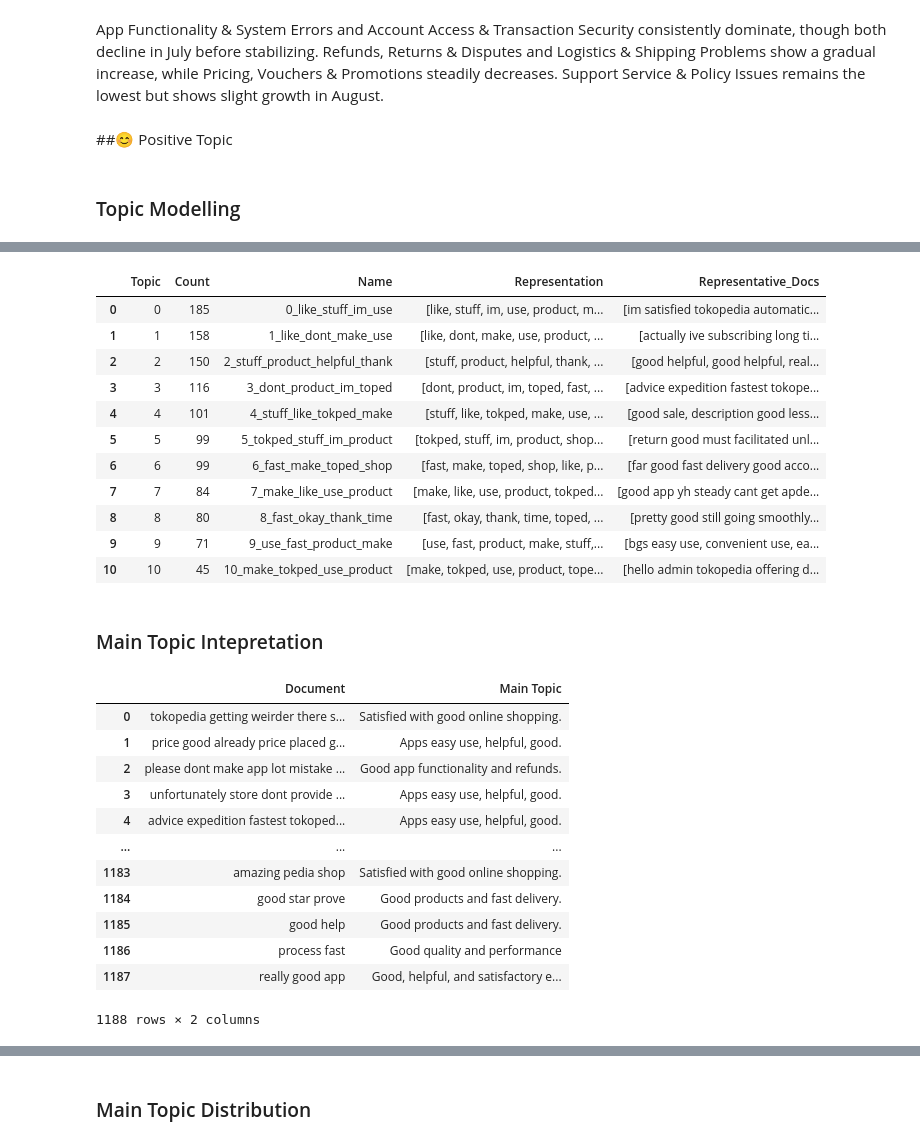
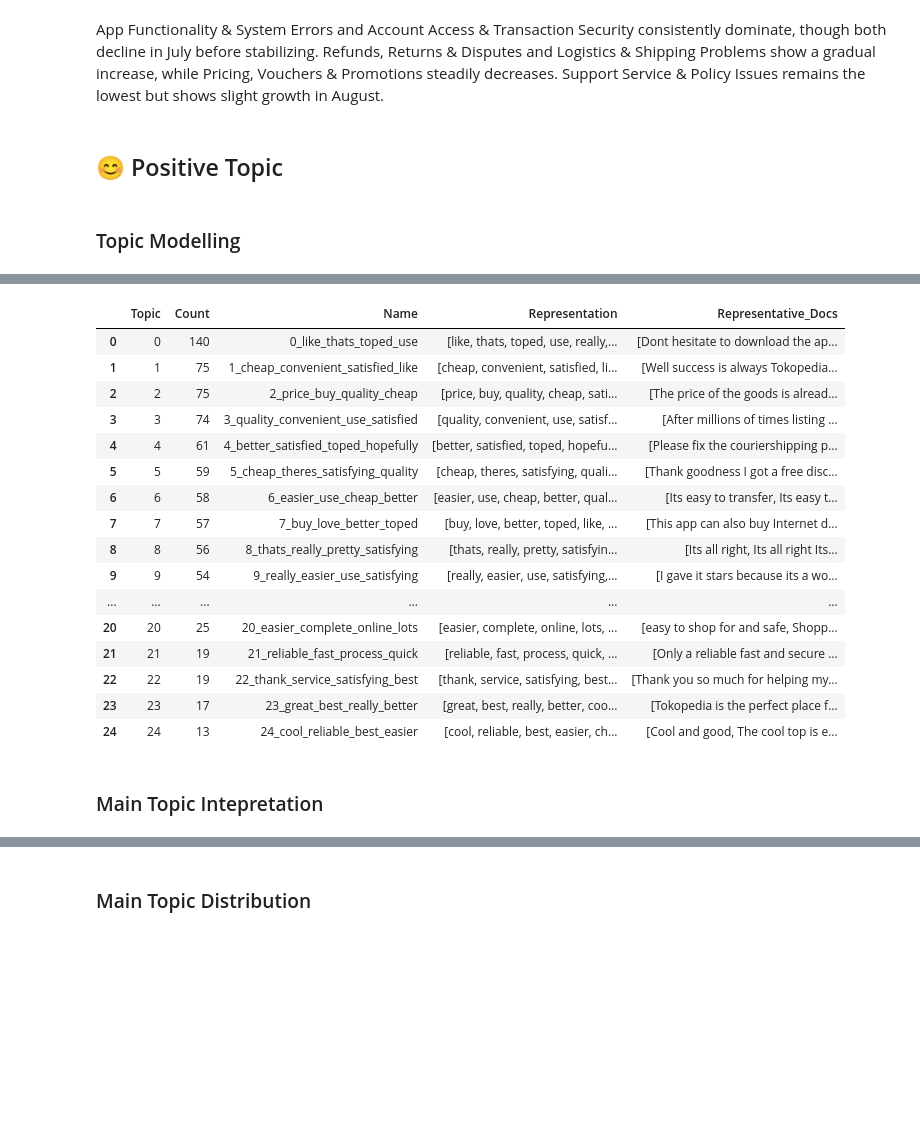
Before and after one commit to WayanArdike/gopay, a Jupyter notebook: study-case-tokopedia.ipynb, the cells around one changed output, grey strips where cells are left out. Drawn from its saved outputs; the diff is of its cells as text; code cells hidden in the pictures; blank space fills up the shorter version.

```diff
--- a/study-case-tokopedia.ipynb
+++ b/study-case-tokopedia.ipynb
@@ -522,7 +525,7 @@ docs.head()
 | 3 | banyak penipunya, uang pembayaran... | Many of the scammers, my payment ... | Many of the scammers my payment m... | many of the scammers my payment m... | [many, of, the, scammers, my, pay... | [many, scammers, payment, money, ... | many scammer payment money stuck ... |
 | 4 | saya sarankan tidak usah pakai to... | I suggest you don't use a topped-... | I suggest you dont use a toppedup... | i suggest you dont use a toppedup... | [i, suggest, you, dont, use, a, t... | [suggest, dont, use, toppedup, ap... | suggest dont use toppedup app rea... |
 # %%
-docs = docs["text_akhir"].reset_index(drop=True)
+docs = docs["text_clean"].reset_index(drop=True)
 data = data.reset_index(drop=True)
 
 docs = pd.concat([data,docs], axis=1)
@@ -546,8 +549,8 @@ Topic modeling is done when the text data is already considered fully clean. It
 Before doing topic modeling, the text data is split based on sentiment labels into negative data and positive data. The purpose of this step is to make it easier to interpret the resulting topics.
 # %%
 # Splitting data into two different dataframe such as negative & positive
-negative = docs[docs['labels']=='NEGATIVE']['text_akhir']
-positive = docs[docs['labels']=='POSITIVE']['text_akhir']
+negative = docs[docs['labels']=='NEGATIVE']['text_clean']
+positive = docs[docs['labels']=='POSITIVE']['text_clean']
 # %% [markdown]
 ## Topic Modeling Model
 # %% [markdown]
@@ -563,9 +566,8 @@ In topic modeling, there are several parameters that need to be considered, incl
 # Load embedding model: converts text into semantic vectors
 embedding_model = pipeline(
     "feature-extraction",
-    model="princeton-nlp/sup-simcse-roberta-large"
+    model="Qwen/Qwen3-Embedding-0.6B"
 )
-# "sup-simcse-roberta-large" is a RoBERTa-based model fine-tuned for semantic similarity
 
 # Dimensionality reduction model (UMAP)
 umap_model = UMAP(
@@ -783,13 +822,13 @@ plt.show()
 # %% [markdown]
 App Functionality & System Errors and Account Access & Transaction Security consistently dominate, though both decline in July before stabilizing. Refunds, Returns & Disputes and Logistics & Shipping Problems show a gradual increase, while Pricing, Vouchers & Promotions steadily decreases. Support Service & Policy Issues remains the lowest but shows slight growth in August.
 # %% [markdown]
-##😊 Positive Topic
+## 😊 Positive Topic
 # %% [markdown]
 ### Topic Modelling
 # %%
-positive_topic = topic(11)
+positive_topic = topic(25)
 positive_info = positive_topic.fit_transform(positive)
 positive_info = positive_topic.get_topic_info()
-positive_info.to_excel('tokped_positive.xlsx')
+positive_info.to_csv('tokped_positive.csv')
 positive_info
 # %% [output]
@@ -804,47 +843,19 @@ positive_info
 |  | Topic | Count | Name | Representation | Representative_Docs |
-| 0 | 0 | 185 | 0_like_stuff_im_use | [like, stuff, im, use, product, m... | [im satisfied tokopedia automatic... |
-| 1 | 1 | 158 | 1_like_dont_make_use | [like, dont, make, use, product, ... | [actually ive subscribing long ti... |
-| 2 | 2 | 150 | 2_stuff_product_helpful_thank | [stuff, product, helpful, thank, ... | [good helpful, good helpful, real... |
-| 3 | 3 | 116 | 3_dont_product_im_toped | [dont, product, im, toped, fast, ... | [advice expedition fastest tokope... |
-| 4 | 4 | 101 | 4_stuff_like_tokped_make | [stuff, like, tokped, make, use, ... | [good sale, description good less... |
-| 5 | 5 | 99 | 5_tokped_stuff_im_product | [tokped, stuff, im, product, shop... | [return good must facilitated unl... |
-| 6 | 6 | 99 | 6_fast_make_toped_shop | [fast, make, toped, shop, like, p... | [far good fast delivery good acco... |
-| 7 | 7 | 84 | 7_make_like_use_product | [make, like, use, product, tokped... | [good app yh steady cant get apde... |
-| 8 | 8 | 80 | 8_fast_okay_thank_time | [fast, okay, thank, time, toped, ... | [pretty good still going smoothly... |
-| 9 | 9 | 71 | 9_use_fast_product_make | [use, fast, product, make, stuff,... | [bgs easy use, convenient use, ea... |
-| 10 | 10 | 45 | 10_make_tokped_use_product | [make, tokped, use, product, tope... | [hello admin tokopedia offering d... |
+| 0 | 0 | 140 | 0_like_thats_toped_use | [like, thats, toped, use, really,... | [Dont hesitate to download the ap... |
+| 1 | 1 | 75 | 1_cheap_convenient_satisfied_like | [cheap, convenient, satisfied, li... | [Well success is always Tokopedia... |
+| 2 | 2 | 75 | 2_price_buy_quality_cheap | [price, buy, quality, cheap, sati... | [The price of the goods is alread... |
+| 3 | 3 | 74 | 3_quality_convenient_use_satisfied | [quality, convenient, use, satisf... | [After millions of times listing ... |
+| 4 | 4 | 61 | 4_better_satisfied_toped_hopefully | [better, satisfied, toped, hopefu... | [Please fix the couriershipping p... |
+| 5 | 5 | 59 | 5_cheap_theres_satisfying_quality | [cheap, theres, satisfying, quali... | [Thank goodness I got a free disc... |
+| 6 | 6 | 58 | 6_easier_use_cheap_better | [easier, use, cheap, better, qual... | [Its easy to transfer, Its easy t... |
+| 7 | 7 | 57 | 7_buy_love_better_toped | [buy, love, better, toped, like, ... | [This app can also buy Internet d... |
+| 8 | 8 | 56 | 8_thats_really_pretty_satisfying | [thats, really, pretty, satisfyin... | [Its all right, Its all right Its... |
+| 9 | 9 | 54 | 9_really_easier_use_satisfying | [really, easier, use, satisfying,... | [I gave it stars because its a wo... |
+| ... | ... | ... | ... | ... | ... |
+| 20 | 20 | 25 | 20_easier_complete_online_lots | [easier, complete, online, lots, ... | [easy to shop for and safe, Shopp... |
+| 21 | 21 | 19 | 21_reliable_fast_process_quick | [reliable, fast, process, quick, ... | [Only a reliable fast and secure ... |
+| 22 | 22 | 19 | 22_thank_service_satisfying_best | [thank, service, satisfying, best... | [Thank you so much for helping my... |
+| 23 | 23 | 17 | 23_great_best_really_better | [great, best, really, better, coo... | [Tokopedia is the perfect place f... |
+| 24 | 24 | 13 | 24_cool_reliable_best_easier | [cool, reliable, best, easier, ch... | [Cool and good, The cool top is e... |
 # %% [markdown]
 ### Main Topic Intepretation
-# %%
-positive_topic.set_topic_labels({
-    0: "Satisfied with good online shopping.",
-    1: "Good app functionality and refunds.",
-    2: "Good products and fast delivery.",
-    3: "Apps easy use, helpful, good.",
-    4: "Fast, reliable, and convenient service.",
-    5: "Good value and competitive pricing.",
-    6: "Competitive price, good quality shopping.",
-    7: "Good, helpful, and satisfactory experience.",
-    8: "Good quality and performance",
-    9: "Easy access and product discovery.",
-    10: "Good, quick, responsive service."
-})
-
-positive_info = positive_topic.get_document_info(positive)
-positive_info["Main Topic"] = positive_info["CustomName"]
-positive_info = positive_info[["Document", "Main Topic"]]
-positive_info
-# %% [output]
-|  | Document | Main Topic |
-| 0 | tokopedia getting weirder there s... | Satisfied with good online shopping. |
-| 1 | price good already price placed g... | Apps easy use, helpful, good. |
-| 2 | please dont make app lot mistake ... | Good app functionality and refunds. |
-| 3 | unfortunately store dont provide ... | Apps easy use, helpful, good. |
-| 4 | advice expedition fastest tokoped... | Apps easy use, helpful, good. |
-| ... | ... | ... |
-| 1183 | amazing pedia shop | Satisfied with good online shopping. |
-| 1184 | good star prove | Good products and fast delivery. |
-| 1185 | good help | Good products and fast delivery. |
-| 1186 | process fast | Good quality and performance |
-| 1187 | really good app | Good, helpful, and satisfactory e... |
-1188 rows × 2 columns
```
Also changed, not shown: parts of 23 cells of this notebook.
